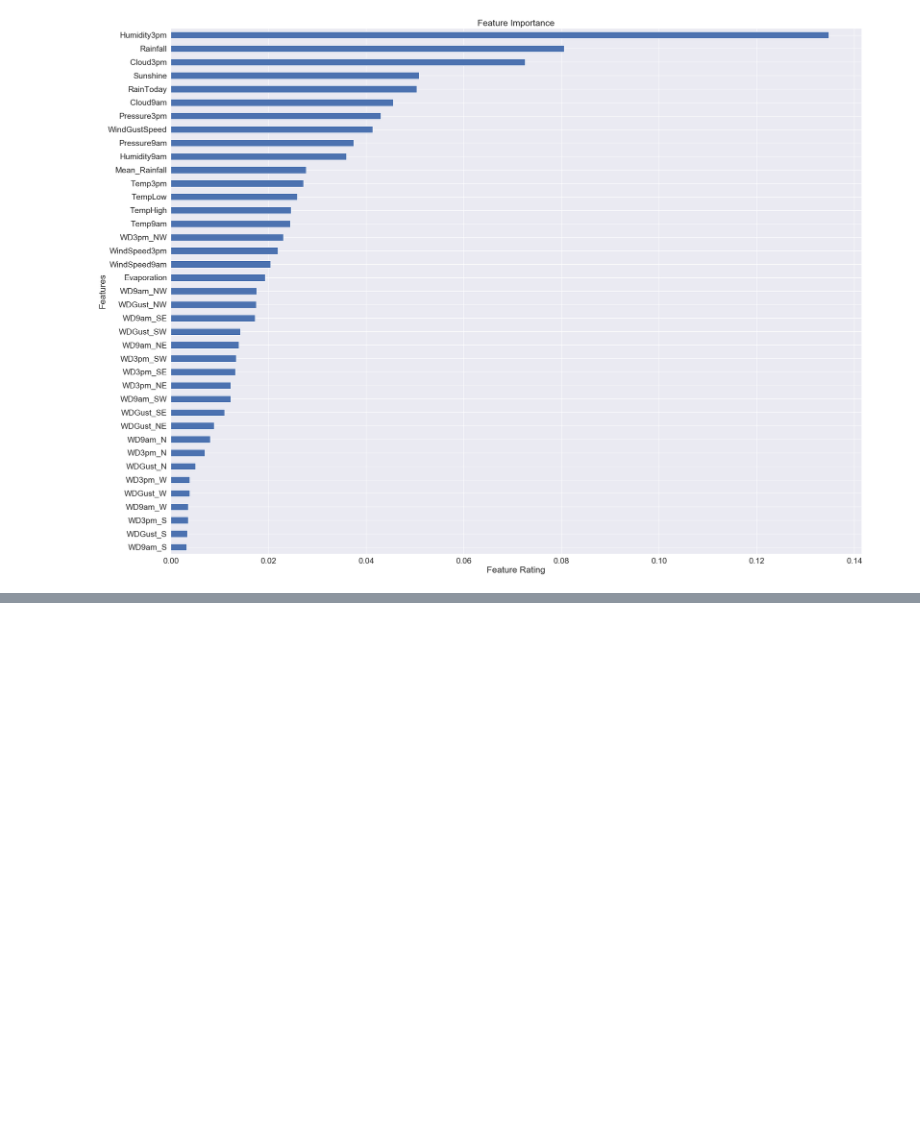
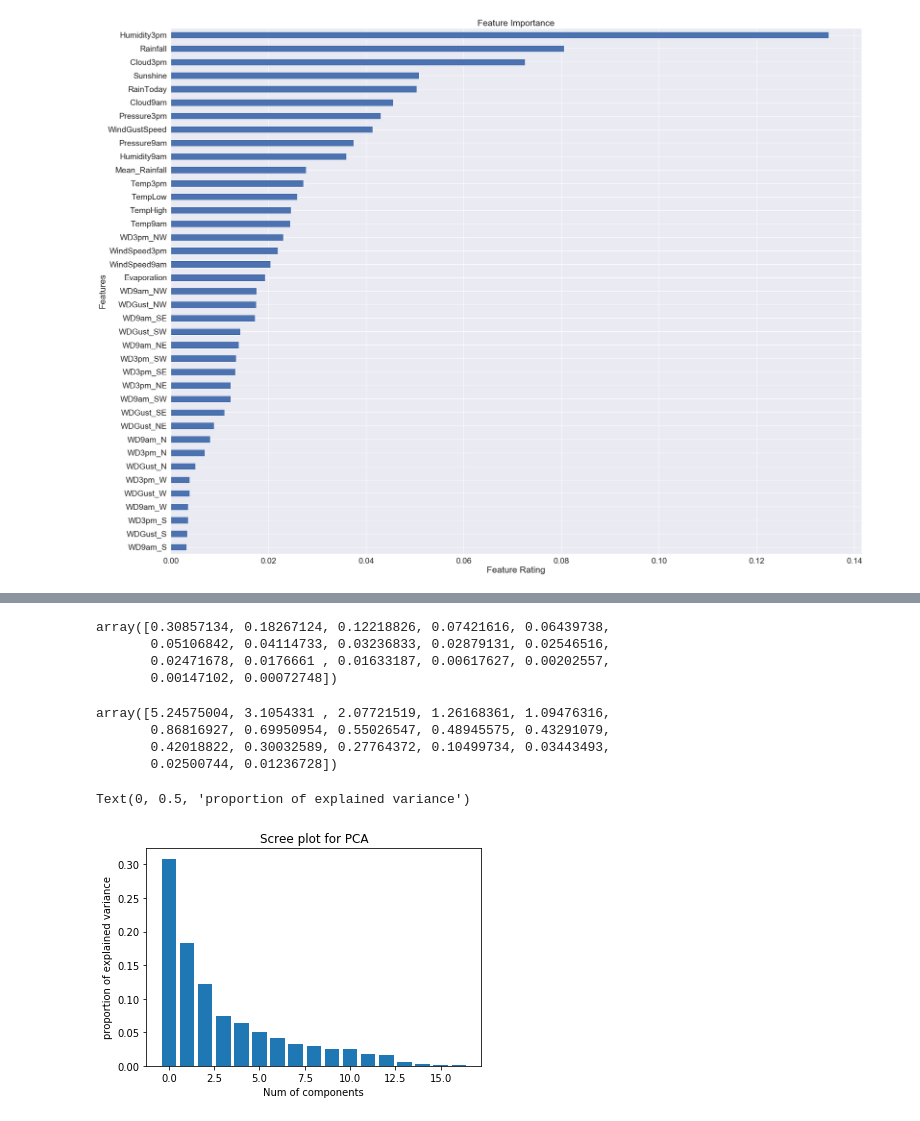
Before and after one commit to EricB10/rain-predictions-australia-project, a Jupyter notebook: feature_imp_plot_rando_for.ipynb, the cells around one changed output, grey strips where cells are left out. Cells and saved outputs as stored; diff of their text form; code cells hidden in the pictures; blank space fills up the shorter version.

```diff
--- a/feature_imp_plot_rando_for.ipynb
+++ b/feature_imp_plot_rando_for.ipynb
@@ -94,0 +107,5 @@ plt.savefig('rf_feat_imp.png', dpi = 100)
+# %%
+pcafeat = list(df.drop(['Date', 'Location', 'Lat_Lon', 'RainToday', 'RainTomorrow', 'WDGust_N', 'WDGust_NE',
+                        'WDGust_NW','WDGust_S', 'WDGust_SE', 'WDGust_SW', 'WDGust_W', 'WD9am_N', 'WD9am_NE',
+                        'WD9am_NW', 'WD9am_S', 'WD9am_SE', 'WD9am_SW', 'WD9am_W', 'WD3pm_N','WD3pm_NE',
+                        'WD3pm_NW', 'WD3pm_S', 'WD3pm_SE', 'WD3pm_SW', 'WD3pm_W'], axis=1).columns)
@@ -94,0 +116,38 @@ plt.savefig('rf_feat_imp.png', dpi = 100)
+# %%
+from sklearn.preprocessing import StandardScaler
+# Separating out the features
+x = df.loc[:, pcafeat].values
+# Separating out the target
+y = df.loc[:,['RainTomorrow']].values
+# %%
+# Standardizing the features
+x = StandardScaler().fit_transform(x)
+# %%
+# create principal components
+from sklearn.decomposition import PCA
+pca = PCA()
+principalComponents = pca.fit_transform(x)
+principalDf = pd.DataFrame(data = principalComponents)
+# %%
+pca.explained_variance_ratio_
+# %% [output]
+array([0.30857134, 0.18267124, 0.12218826, 0.07421616, 0.06439738,
+       0.05106842, 0.04114733, 0.03236833, 0.02879131, 0.02546516,
+       0.02471678, 0.0176661 , 0.01633187, 0.00617627, 0.00202557,
+       0.00147102, 0.00072748])
+# %%
+pca.explained_variance_
+# %% [output]
+array([5.24575004, 3.1054331 , 2.07721519, 1.26168361, 1.09476316,
+       0.86816927, 0.69950954, 0.55026547, 0.48945575, 0.43291079,
+       0.42018822, 0.30032589, 0.27764372, 0.10499734, 0.03443493,
+       0.02500744, 0.01236728])
+# %%
+index = np.arange(17)
+plt.bar(index, pca.explained_variance_ratio_)#[:11])
+plt.title('Scree plot for PCA')
+plt.xlabel('Num of components')
+plt.ylabel('proportion of explained variance')
+# %% [output]
+Text(0, 0.5, 'proportion of explained variance')
+[figure, added]
```
Also changed, not shown: parts of 6 cells of this notebook.
